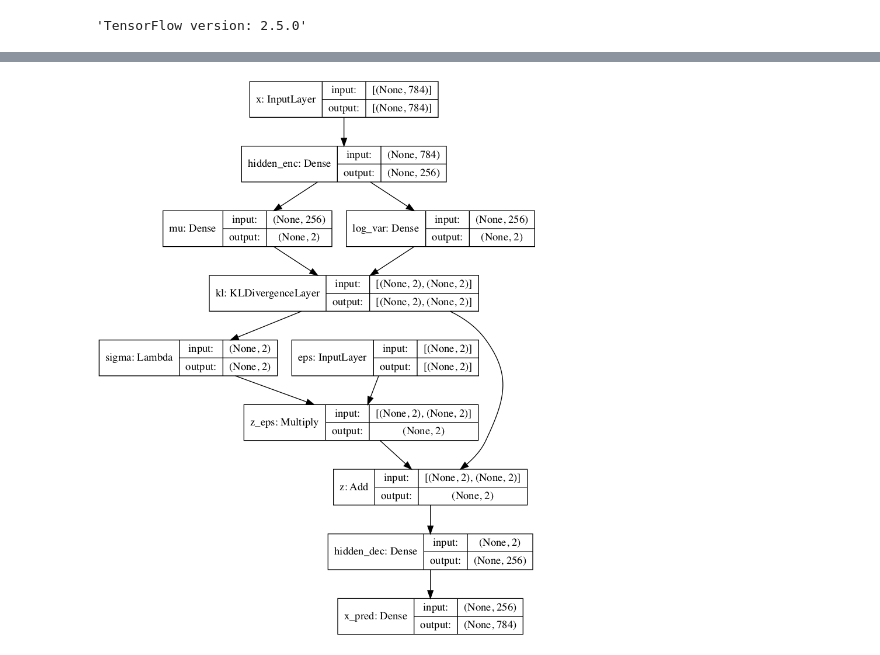
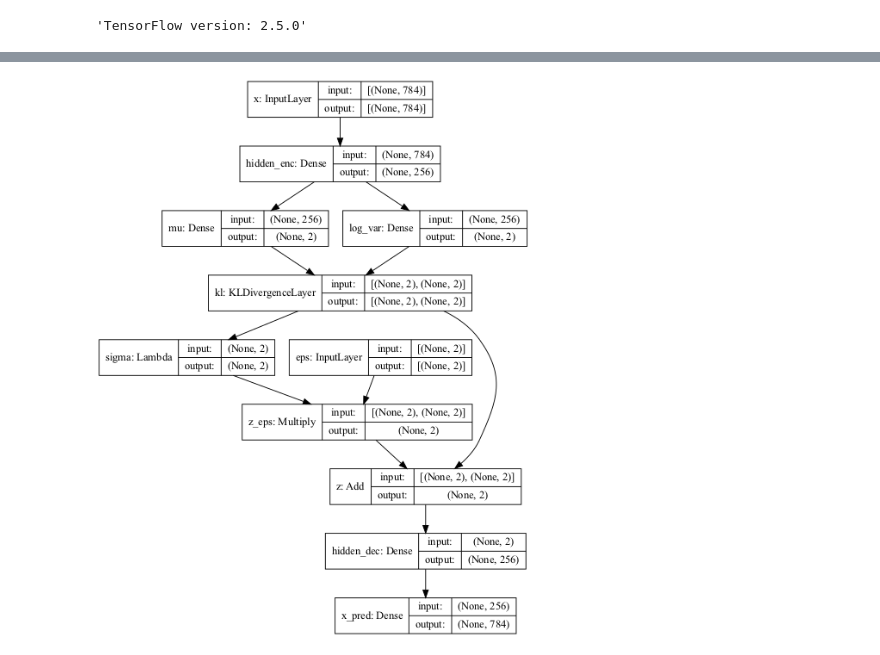
Before and after one commit to xxl4tomxu98/anomamly-detection-autoencoder, a Jupyter notebook: keras-vae-louis-tiao/louis-tiao.ipynb, the cells around one changed output, grey strips where cells are left out. Cells and saved outputs as stored; diff of their text form; code cells hidden in the pictures.

```diff
--- a/keras-vae-louis-tiao/louis-tiao.ipynb
+++ b/keras-vae-louis-tiao/louis-tiao.ipynb
@@ -210,16 +202,16 @@ SVG(model_to_dot(vae, show_shapes=True)
 [drawing not drawn]
 # %%
 plot_model(
-    model=vae, show_shapes=False,
+    model=vae, show_shapes=False, dpi=65,
     to_file='vae_full.png'
 )
 
 plot_model(
-    model=vae, show_shapes=True,
+    model=vae, show_shapes=True, dpi=65,
     to_file='vae_full_shapes.png'
 )
 # %% [output]
-[figure, old version]
+[figure, new version]
 # %%
 def nll(y_true, y_pred):
     """ Negative log likelihood (Bernoulli). """
```
Also changed, not shown: parts of 20 cells of this notebook, 15 other files.
